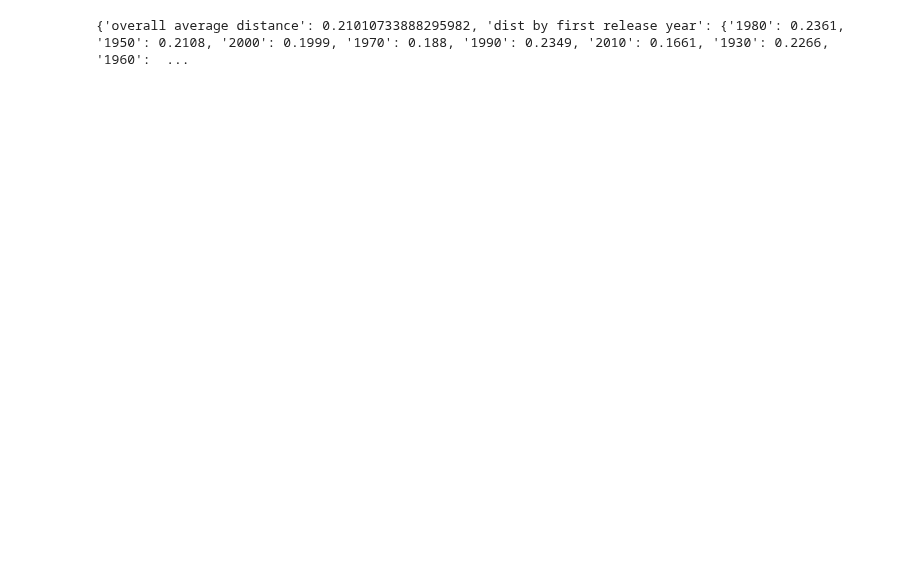
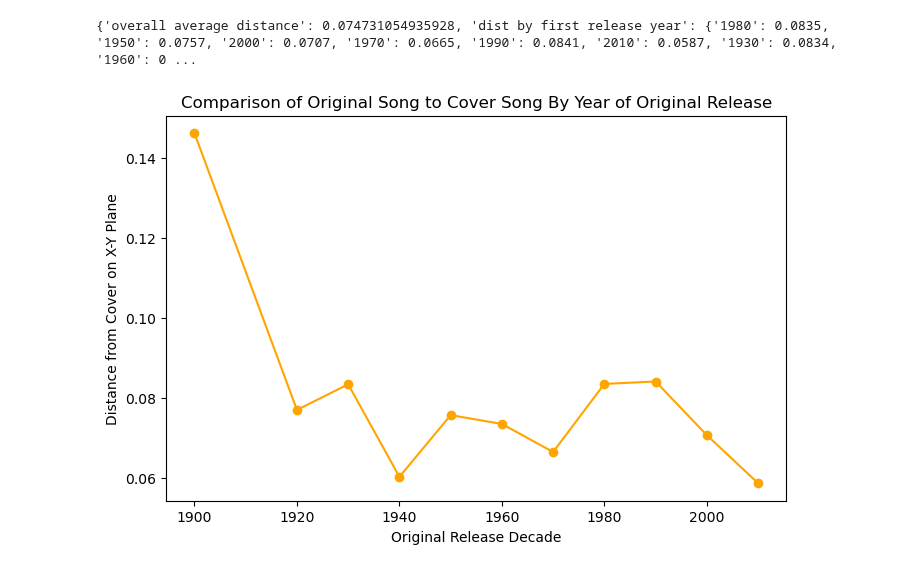
Before and after one commit to sarah-baskin/cover-song-analysis, a Jupyter notebook: covers1000_analysis.ipynb, the cells around one changed output. Cells and saved outputs as stored; diff of their text form; code cells hidden in the pictures; blank space fills up the shorter version.

Commit message:
saving graphs

```diff
--- a/covers1000_analysis.ipynb
+++ b/covers1000_analysis.ipynb
@@ -64,8 +71,6 @@ def get_audio_info(song_dict):
 
     mfcc_files = glob.glob("MFCCs/**/*.mat", recursive=True)
     cens_files = glob.glob("CENS/**/*.mat", recursive=True)
-
-    num = len(mfcc_files)
 
     for mfcc_file, cens_file in zip(mfcc_files, cens_files):
         mat1 = loadmat(mfcc_file)
@@ -179,14 +269,16 @@ def evaluate_model(X):
 
     return preds
 # %%
-def find_cover_distances(originals, song_tensors, original_val, original_aro):
+def find_cover_distances(originals, song_tensors, original_val, original_aro, d_max):
 
     cover_distances = []
+
     for cover in originals:
         cover_val = song_tensors[cover][0]
         cover_aro = song_tensors[cover][1]
 
         distance = math.hypot(cover_val - original_val, cover_aro - original_aro)
+        distance = distance / d_max
         cover_distances.append(distance)
 
     distance = sum(cover_distances)/len(cover_distances)
@@ -283,6 +394,7 @@ def full_monty():
     cover_release_groupings = grouped_dictionaries[1]
     song_with_more_than_3 = grouped_dictionaries[2]
     originals_to_covers = grouped_dictionaries[3]
+    years_since_original = grouped_dictionaries[4]
 
     preds = evaluate_model(X)
 
@@ -291,12 +403,34 @@ def full_monty():
                                       originals_to_covers,
                                       first_release_groupings,
                                       cover_release_groupings,
-                                      song_with_more_than_3)
+                                      song_with_more_than_3,
+                                      years_since_original)
 
-    return distance_dict
+    return grouped_dictionaries, distance_dict
 # %%
-distance_dict = full_monty()
+grouped_dictionaries, distance_dict = full_monty()
-# %%
-print(distance_dict)
-# %% [output]
-{'overall average distance': 0.21010733888295982, 'dist by first release year': {'1980': 0.2361, '1950': 0.2108, '2000': 0.1999, '1970': 0.188, '1990': 0.2349, '2010': 0.1661, '1930': 0.2266, '1960':  ...
+# %%
+print(distance_dict)
+# %% [output]
+{'overall average distance': 0.074731054935928, 'dist by first release year': {'1980': 0.0835, '1950': 0.0757, '2000': 0.0707, '1970': 0.0665, '1990': 0.0841, '2010': 0.0587, '1930': 0.0834, '1960': 0 ...
+# %%
+data = {}
+for key in distance_dict['dist by first release year']:
+    data[int(key)] = distance_dict['dist by first release year'][key]
+
+years = list(sorted(data.keys()))
+
+distance = []
+for year in years:
+    distance.append(data[year])
+
+plt.figure(figsize=(8, 5))
+plt.plot(years, distance, marker='o', linestyle='-', color='orange')
+
+plt.xlabel('Original Release Decade')
+plt.ylabel('Distance from Cover on X-Y Plane')
+plt.title('Comparison of Original Song to Cover Song By Year of Original Release')
+
+plt.show()
+# %% [output]
+[figure, added]
```
Also changed, not shown: parts of 8 cells of this notebook.
